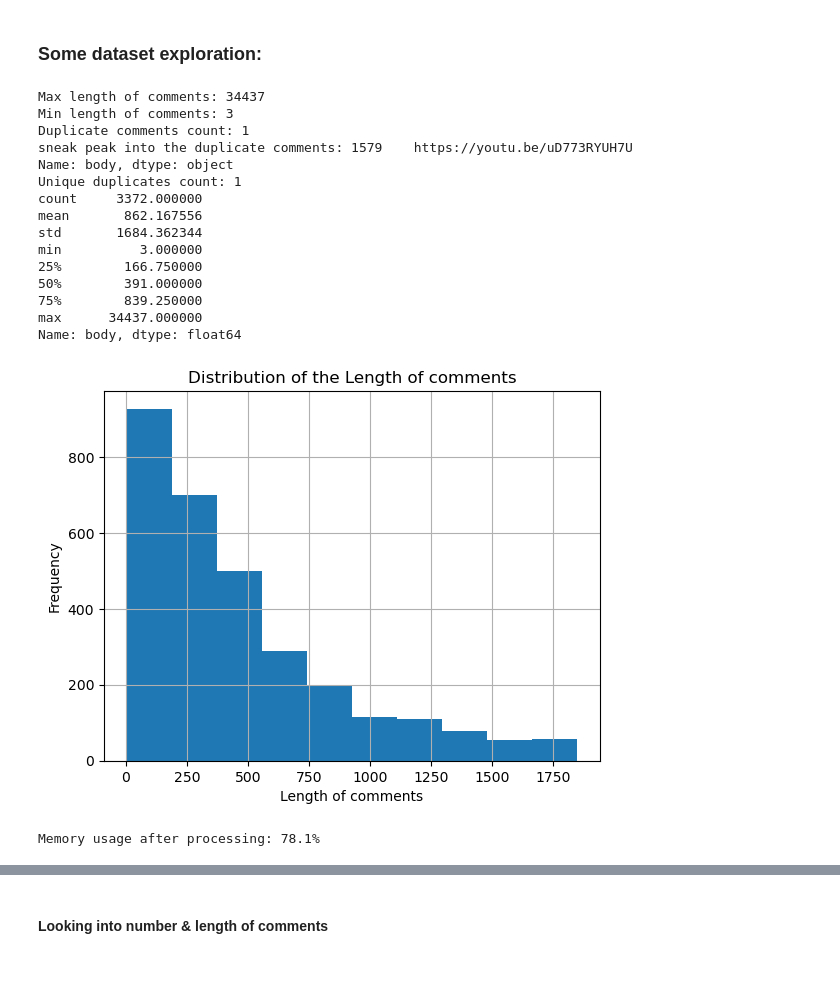
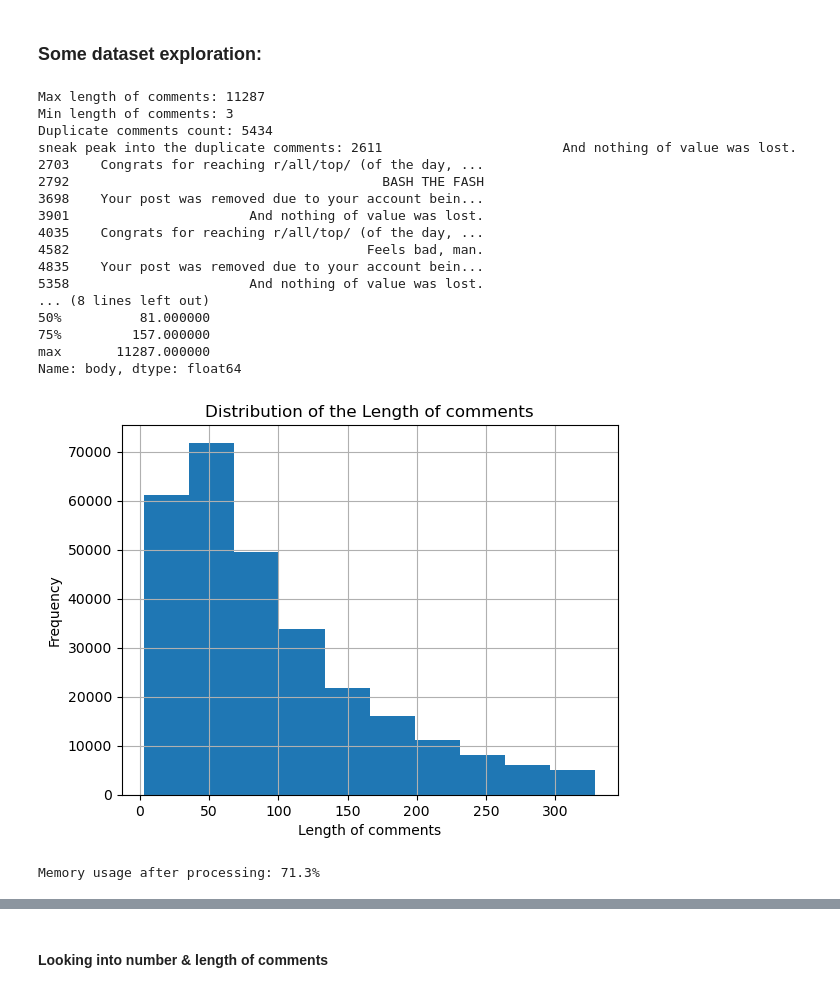
Before and after one commit to elherold/Dis-EmbeddingConnotations, a Jupyter notebook: Code_BA/investigating_data.ipynb, the cells around one changed output, grey strips where cells are left out. Saved outputs shown, nothing was run; the diff lists cells and outputs as text; code cells hidden in the pictures.

```diff
--- a/Code_BA/investigating_data.ipynb
+++ b/Code_BA/investigating_data.ipynb
@@ -9,5 +10,5 @@ import importlib
 # %%
-file_path_1 = 'data/data_raw/AskFeminists_comments'
-file_size = os.path.getsize(file_path_1)
+file_path = 'data/data_processed/right/moderate-rightleaning.csv'
+file_size = os.path.getsize(file_path)
 print(f"File size: {file_size / (1024 * 1024)} MB")
 # %% [output]
@@ -78,8 +131,8 @@ df3.head()
 # %% [markdown]
 ### Some dataset exploration:
 # %%
-if not df3.empty:
-    df = df3
+if not df2.empty:
+    df = df2
     # drop comments with len < 2
     df = df[df['body'].str.len() > 2]
 
@@ -96,55 +149,57 @@ if not df3.empty:
         # check for duplicate comments
         duplicate_comments_count = df.duplicated(subset=['body']).sum()
         print(f"Duplicate comments count: {duplicate_comments_count}")
-        print(f"sneak peak into the duplicate comments: {df[df.duplicated(subset=['body'])]['body'].head()}")
+        print(f"sneak peak into the duplicate comments: {df[df.duplicated(subset=['body'])]['body'][:10]}")
         # how many unique values are in the set of duplicates
         unique_duplicates_count = df[df.duplicated(subset=['body'])]['body'].nunique()
         print(f"Unique duplicates count: {unique_duplicates_count}")
 
         #df2['body'].str.len().hist()
 
         # give me a summary statistics of the length of the comments
         print(df['body'].str.len().describe())
 
         Q1 = df['body'].str.len().quantile(0.25)
         Q3 = df['body'].str.len().quantile(0.75)
         IQR = Q3 - Q1
         upper_bound = Q3 + 1.5 * IQR
 
         filtered_df = df[df['body'].str.len() <= upper_bound]
         filtered_df['body'].str.len().hist()
 
         # create a title for the histogram
         plt.title('Distribution of the Length of comments')
         # create a label for the x-axis
         plt.xlabel('Length of comments')
         # create a label for the y-axis
         plt.ylabel('Frequency')
 
         # Display the histogram
         plt.show()
 else:
     print("No data to analyze.")
 
 print(f"Memory usage after processing: {psutil.virtual_memory().percent}%")
 # %% [output]
-Max length of comments: 34437
+Max length of comments: 11287
 Min length of comments: 3
-Duplicate comments count: 1
-sneak peak into the duplicate comments: 1579    https://youtu.be/uD773RYUH7U
-Name: body, dtype: object
-Unique duplicates count: 1
-count     3372.000000
-mean       862.167556
-std       1684.362344
-min          3.000000
-25%        166.750000
-50%        391.000000
-75%        839.250000
-max      34437.000000
+Duplicate comments count: 5434
+sneak peak into the duplicate comments: 2611                       And nothing of value was lost.
+2703    Congrats for reaching r/all/top/ (of the day, ...
+2792                                        BASH THE FASH
+3698    Your post was removed due to your account bein...
+3901                       And nothing of value was lost.
+4035    Congrats for reaching r/all/top/ (of the day, ...
+4582                                      Feels bad, man.
+4835    Your post was removed due to your account bein...
+5358                       And nothing of value was lost.
+... (8 lines left out)
+50%          81.000000
+75%         157.000000
+max       11287.000000
 Name: body, dtype: float64
-[figure, old version]
+[figure, new version]
-Memory usage after processing: 78.1%
+Memory usage after processing: 71.3%
 # %%
 
 df3.head()
```
Also changed, not shown: parts of 14 cells of this notebook, 36 other files.
